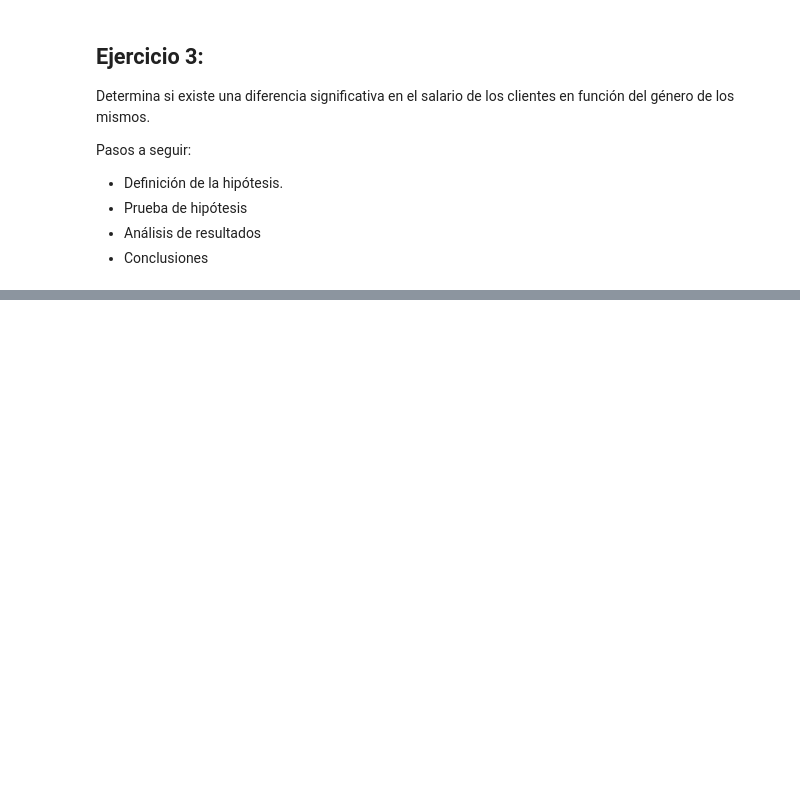
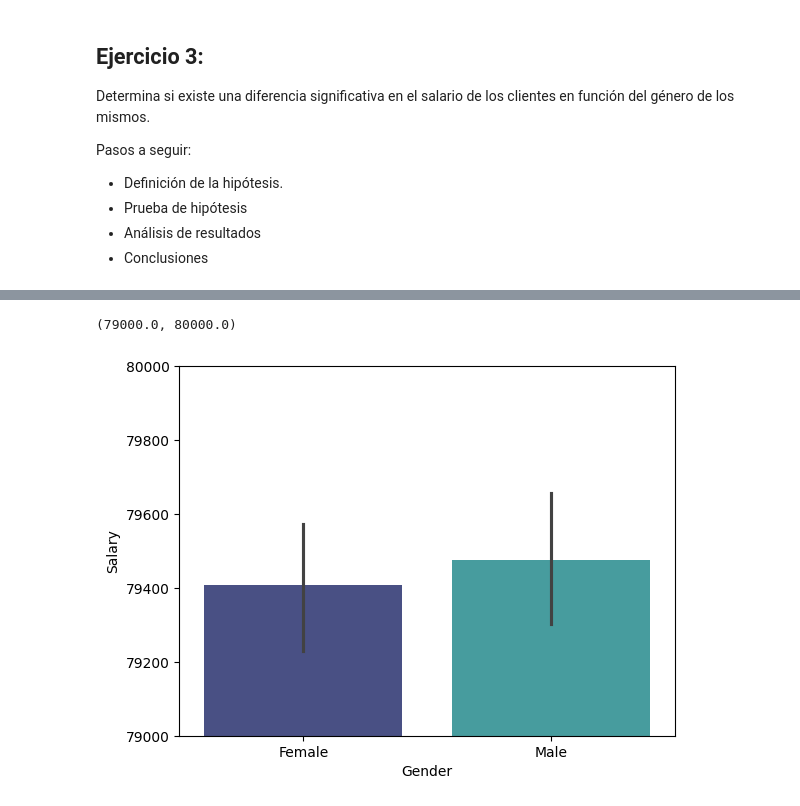
Before and after one commit to elenacano/laboratorio-modulo6-leccion04-1-ab-testing-no-param, a Jupyter notebook: laboratorio-modulo6-leccion04-1-ab-testing-no-param.ipynb, the cells around one changed output, grey strips where cells are left out. Saved outputs shown, nothing was run; the diff lists cells and outputs as text; code cells hidden in the pictures; blank space fills up the shorter version.

```diff
--- a/laboratorio-modulo6-leccion04-1-ab-testing-no-param.ipynb
+++ b/laboratorio-modulo6-leccion04-1-ab-testing-no-param.ipynb
@@ -283,0 +307,6 @@ Pasos a seguir:
+# %%
+sns.barplot(df_test2, x="Gender", y="Salary", palette='mako')
+plt.ylim(79000, 80000)
+# %% [output]
+(79000.0, 80000.0)
+[figure, added]
```
Also changed, not shown: parts of 27 cells of this notebook, 1 other file.
